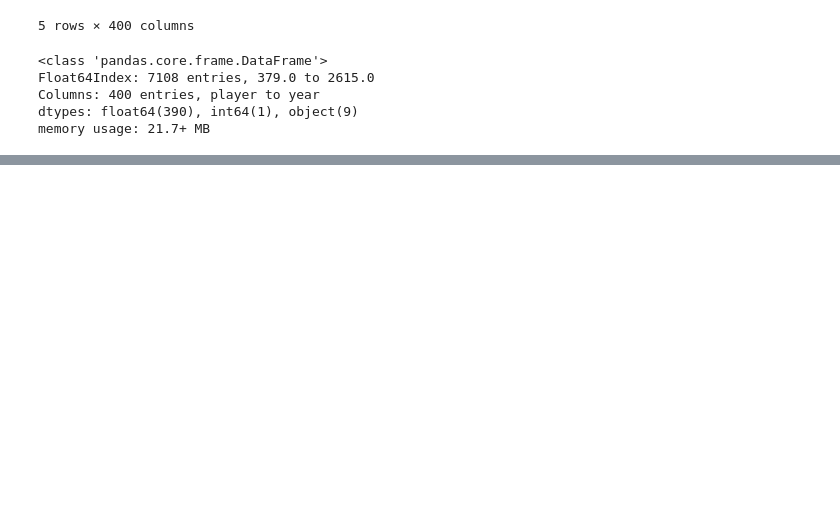
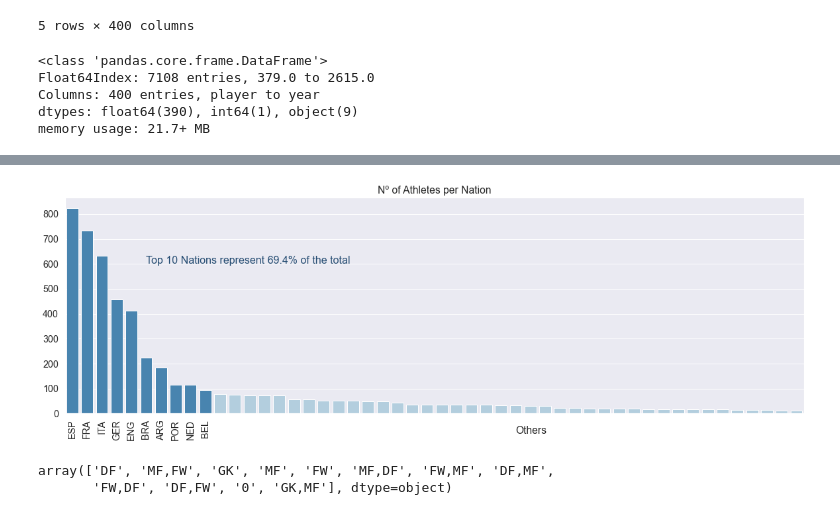
Before and after one commit to ubiratanfilho/Soccer_Transfer_Market, a Jupyter notebook: main.ipynb, the cells around one changed output, grey strips where cells are left out. Saved outputs shown, nothing was run; the diff lists cells and outputs as text; code cells hidden in the pictures; blank space fills up the shorter version.

```diff
--- a/main.ipynb
+++ b/main.ipynb
@@ -112,0 +127,4 @@ plt.tight_layout()
+# %%
+from scipy import stats
+
+train_set = train_set[(np.abs(stats.zscore(train_set["value"])) < 3)]
@@ -112,0 +147,40 @@ plt.tight_layout()
+# %%
+def format_nationality(x):
+    return str(x)[-3:]
+
+train_set['nationality'] = train_set["nationality"].map(format_nationality)
+# %%
+nation_count = pd.DataFrame(train_set.nationality.value_counts())
+# %%
+nation_count["hue"] = np.array([10]*10 + [0]*(len(nation_count)-10))
+nation_count["country"] = nation_count.index
+nation_count.index = range(len(nation_count))
+# %%
+import matplotlib.patches as patches
+
+g = sns.barplot(x="country", y="nationality", hue="hue", dodge=False,
+                hue_order=[10,0],
+                data=nation_count[:50],
+                palette="Blues_r",
+                )
+
+g.set_title("Nº of Athletes per Nation")
+g.set_ylabel('')
+g.set_xlabel('')
+
+plt.xticks(rotation=90)
+
+plt.text(5, 600, 'Top 10 Nations represent %.1f%% of the total' % (nation_count.nationality[:10].sum()/nation_count.nationality.sum()*100),
+         color='#264d73', fontsize=16)
+plt.text(30, -80, "Others")
+
+for ind, label in enumerate(g.get_xticklabels()):
+    if ind < 10:  # every 10th label is kept
+        label.set_visible(True)
+    else:
+        label.set_visible(False)
+
+g.legend_.remove()
+plt.show()
+# %% [output]
+[figure, added]
@@ -112,0 +191,5 @@ plt.tight_layout()
+# %%
+train_set.position.unique()
+# %% [output]
+array(['DF', 'MF,FW', 'GK', 'MF', 'FW', 'MF,DF', 'FW,MF', 'DF,MF',
+       'FW,DF', 'DF,FW', '0', 'GK,MF'], dtype=object)
```
Also changed, not shown: parts of 51 cells of this notebook, 5 other files.
